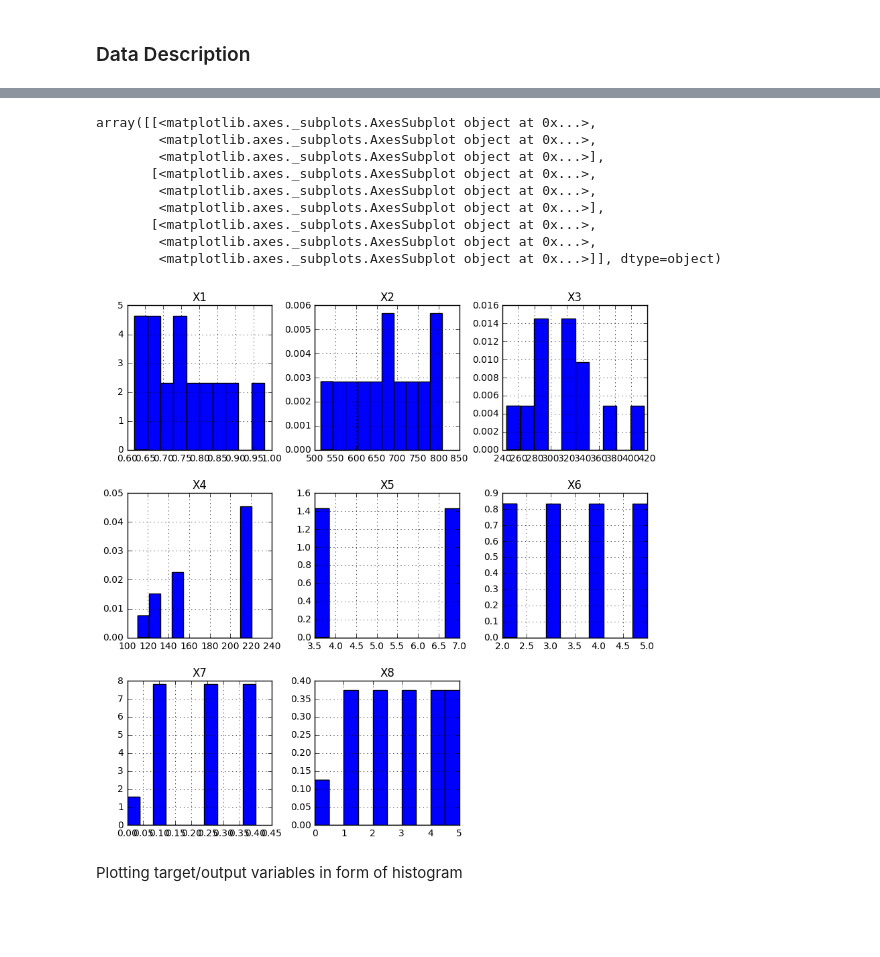
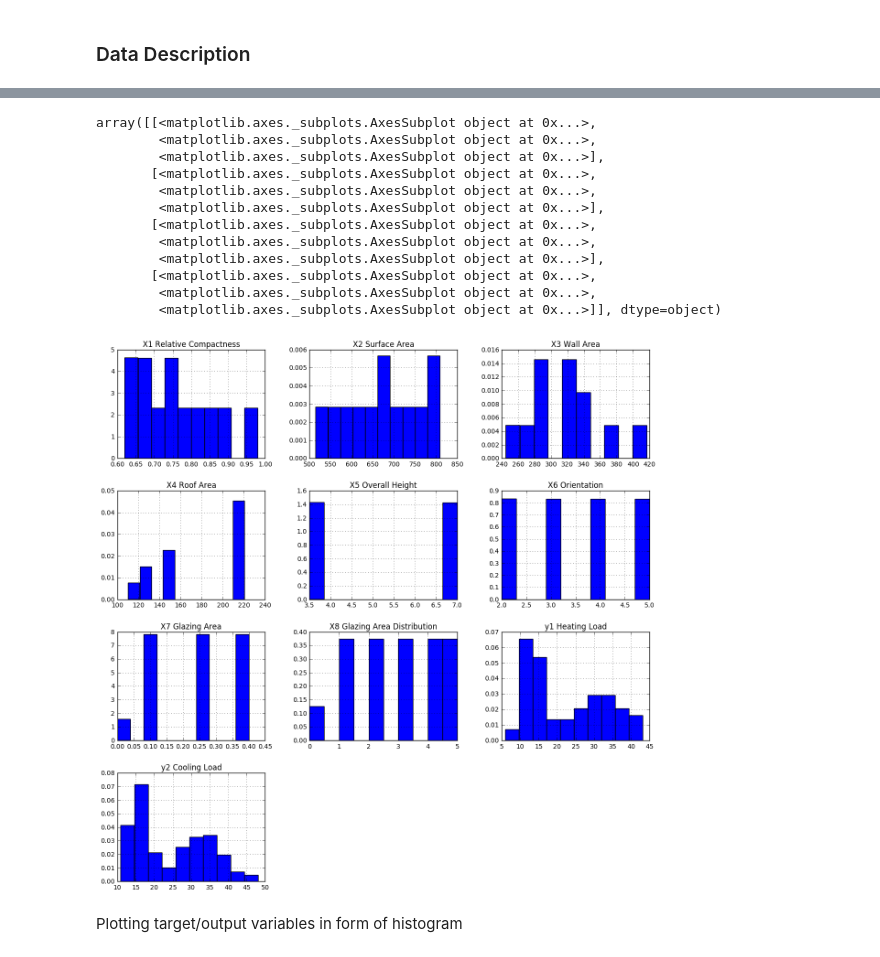
Before and after one commit to vdmitriyev/data-analysis-notebooks, a Jupyter notebook: energy-residential-buildings/energy-residential-buildings.ipynb, the cells around one changed output, grey strips where cells are left out. Drawn from its saved outputs; the diff is of its cells as text; code cells hidden in the pictures; blank space fills up the shorter version.

Commit message:
Updating analysis with energy dataset

```diff
--- a/energy-residential-buildings/energy-residential-buildings.ipynb
+++ b/energy-residential-buildings/energy-residential-buildings.ipynb
@@ -56,0 +38,34 @@ dataset.head(10)
+# %%
+%matplotlib inline
+import pandas as pd
+import numpy as np
+import collections
+import matplotlib.pyplot as plt
+
+dataset = pd.read_csv('data/ENB2012-data-uci.csv', sep=';')
+columns = ['X1 Relative Compactness',
+           'X2 Surface Area',
+           'X3 Wall Area',
+           'X4 Roof Area',
+           'X5 Overall Height',
+           'X6 Orientation',
+           'X7 Glazing Area',
+           'X8 Glazing Area Distribution',
+           'y1 Heating Load',
+           'y2 Cooling Load']
+
+mapping = {'X1' : columns[0],
+           'X2' : columns[1],
+           'X3' : columns[2],
+           'X4' : columns[3],
+           'X5' : columns[4],
+           'X6' : columns[5],
+           'X7' : columns[6],
+           'X8' : columns[7],
+           'Y1' : columns[8],
+           'Y2' : columns[9]}
+
+mapping = collections.OrderedDict(sorted(mapping.items()))
+
+dataset.columns = columns
+dataset.head(10)
@@ -83,17 +110,21 @@ array([[<matplotlib.axes._subplots.AxesSubplot object at 0x...>,
 # %%
 # different view of histograms
-dataset[["X1", "X2", "X3", "X4", "X5", "X6", "X7", "X8"]].hist(bins=10, figsize = (10,10) , normed=1)
+#dataset[["X1", "X2", "X3", "X4", "X5", "X6", "X7", "X8"]].hist(bins=10, figsize = (10,10) , normed=1)
+dataset.hist(bins=10, figsize = (15,15), normed=1)
 # %% [output]
 array([[<matplotlib.axes._subplots.AxesSubplot object at 0x...>,
         <matplotlib.axes._subplots.AxesSubplot object at 0x...>,
         <matplotlib.axes._subplots.AxesSubplot object at 0x...>],
        [<matplotlib.axes._subplots.AxesSubplot object at 0x...>,
         <matplotlib.axes._subplots.AxesSubplot object at 0x...>,
         <matplotlib.axes._subplots.AxesSubplot object at 0x...>],
        [<matplotlib.axes._subplots.AxesSubplot object at 0x...>,
         <matplotlib.axes._subplots.AxesSubplot object at 0x...>,
+        <matplotlib.axes._subplots.AxesSubplot object at 0x...>],
+       [<matplotlib.axes._subplots.AxesSubplot object at 0x...>,
+        <matplotlib.axes._subplots.AxesSubplot object at 0x...>,
         <matplotlib.axes._subplots.AxesSubplot object at 0x...>]], dtype=object)
-[figure, old version]
+[figure, new version]
 # %% [markdown]
 Plotting target/output variables in form of histogram
 # %%
```
Also changed, not shown: parts of 23 cells of this notebook, 1 other file.
